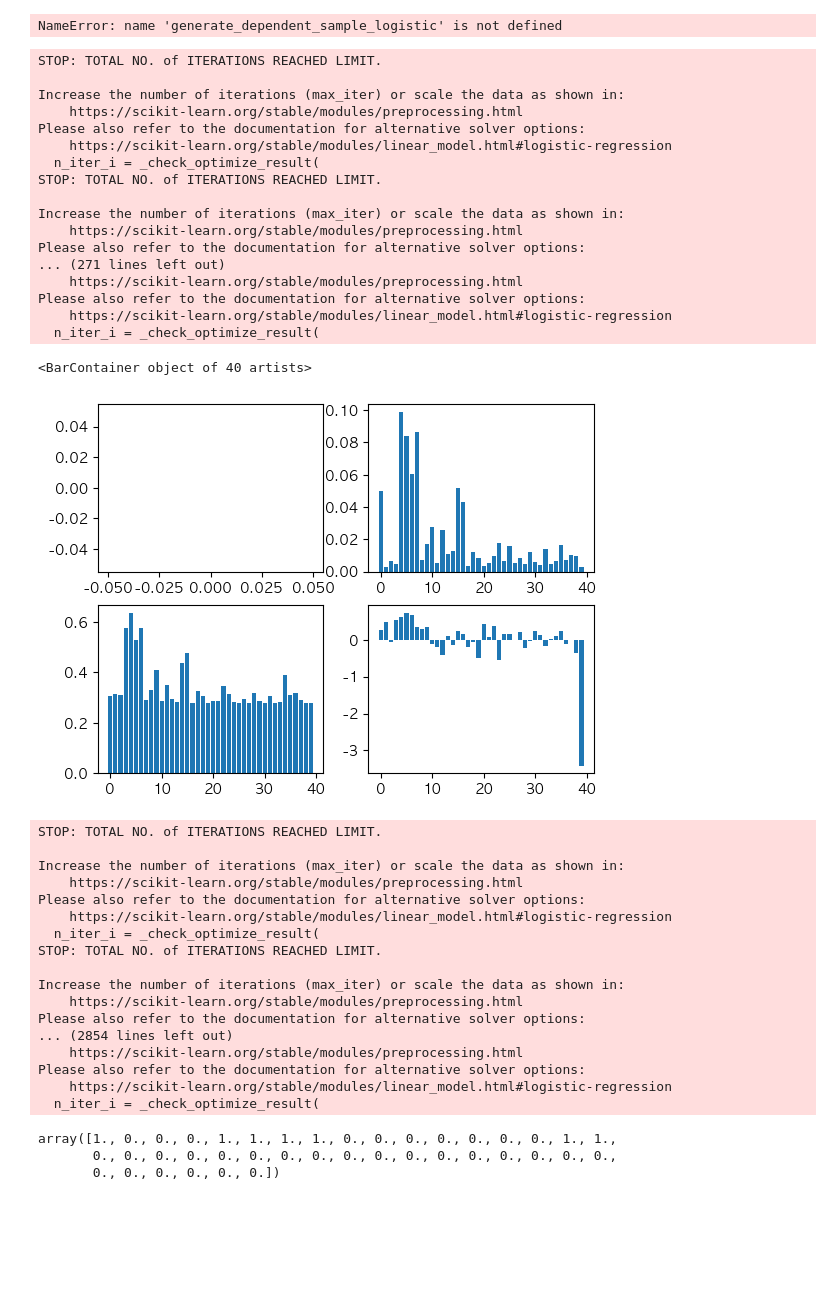
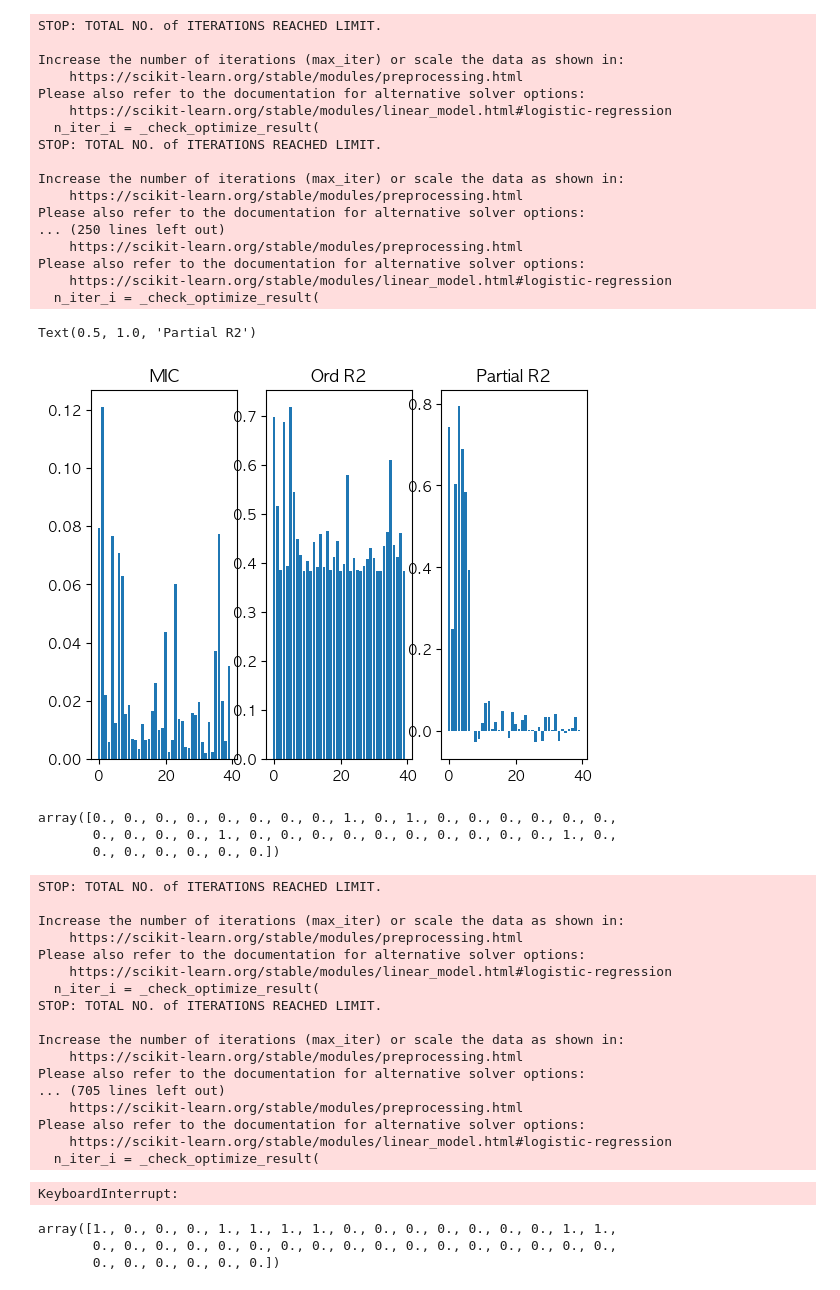
Before and after one commit to Korea-Quantum-Computing/QuantumVariableSelection, a Jupyter notebook: experiment/8.result_visualization_measure.ipynb, the cells around one changed output. Saved outputs shown, nothing was run; the diff lists cells and outputs as text; code cells hidden in the pictures; blank space fills up the shorter version.

```diff
--- a/experiment/8.result_visualization_measure.ipynb
+++ b/experiment/8.result_visualization_measure.ipynb
@@ -69,10 +69,8 @@ number_samples = 1000
 covariance_parameter = 2
 beta_coef = np.concatenate([np.random.normal(10,2,number_influentials),np.zeros(number_features-number_influentials)])
 epsilon = 0
-X,y = generate_dependent_sample_logistic(number_samples,number_features,beta_coef,covariance_parameter=covariance_parameter,epsilon=epsilon)
+X,y = bf.generate_dependent_sample_logistic(number_samples,number_features,beta_coef,covariance_parameter=covariance_parameter,epsilon=epsilon)
 y_type="binary"
-# %% [output]
-NameError: name 'generate_dependent_sample_logistic' is not defined
 # %%
 # acc_list = []
 # for i in range(1024):
@@ -81,39 +79,51 @@ NameError: name 'generate_dependent_sample_logistic' is not defined
 # %%
 lmbd = 0.01
 # %%
-plt.subplot(221)
-plt.plot()
-plt.subplot(222)
+plt.subplot(131)
 Q,beta = bf.get_selecting_qubo(X,y,y_type = y_type,measure="mi")
 plt.bar(x = range(number_features),height = beta)
-plt.subplot(223)
+plt.title("MIC")
+plt.subplot(132)
 Q,beta = bf.get_selecting_qubo(X,y,y_type = y_type,measure="full")
 plt.bar(x = range(number_features),height = beta)
-plt.subplot(224)
+plt.title("Ord R2")
+plt.subplot(133)
 Q,beta = bf.get_selecting_qubo(X,y,y_type = y_type,measure="partial")
 plt.bar(x = range(number_features),height = beta)
+plt.title("Partial R2")
 # %% [output]
 STOP: TOTAL NO. of ITERATIONS REACHED LIMIT.
 
 Increase the number of iterations (max_iter) or scale the data as shown in:
     https://scikit-learn.org/stable/modules/preprocessing.html
 Please also refer to the documentation for alternative solver options:
     https://scikit-learn.org/stable/modules/linear_model.html#logistic-regression
   n_iter_i = _check_optimize_result(
 STOP: TOTAL NO. of ITERATIONS REACHED LIMIT.
 
 Increase the number of iterations (max_iter) or scale the data as shown in:
     https://scikit-learn.org/stable/modules/preprocessing.html
 Please also refer to the documentation for alternative solver options:
-... (271 lines left out)
+... (250 lines left out)
     https://scikit-learn.org/stable/modules/preprocessing.html
 Please also refer to the documentation for alternative solver options:
     https://scikit-learn.org/stable/modules/linear_model.html#logistic-regression
   n_iter_i = _check_optimize_result(
-<BarContainer object of 40 artists>
+Text(0.5, 1.0, 'Partial R2')
-[figure, old version]
+[figure, new version]
 # %%
 lmbd=0.01
+# %%
+p=40
+q=5
+
+theta_temp = np.zeros(p)
+theta_temp[np.random.choice(range(p),q)] = 1
+theta_temp
+# %% [output]
+array([0., 0., 0., 0., 0., 0., 0., 0., 1., 0., 1., 0., 0., 0., 0., 0., 0.,
+       0., 0., 0., 0., 1., 0., 0., 0., 0., 0., 0., 0., 0., 0., 0., 1., 0.,
+       0., 0., 0., 0., 0., 0.])
 # %%
 sa_mi = opt.SimulatedAnnealing("QUBO",y_type=y_type,measure="mi")
 sa_mi_result = sa_mi.optimize(X,y,lmbd,reps=10)
@@ -134,11 +144,12 @@ STOP: TOTAL NO. of ITERATIONS REACHED LIMIT.
 Increase the number of iterations (max_iter) or scale the data as shown in:
     https://scikit-learn.org/stable/modules/preprocessing.html
 Please also refer to the documentation for alternative solver options:
-... (2854 lines left out)
+... (705 lines left out)
     https://scikit-learn.org/stable/modules/preprocessing.html
 Please also refer to the documentation for alternative solver options:
     https://scikit-learn.org/stable/modules/linear_model.html#logistic-regression
   n_iter_i = _check_optimize_result(
+KeyboardInterrupt:
 # %%
 sa_mi_result
 # %% [output]
```
Also changed, not shown: parts of 11 cells of this notebook, 15 other files.
